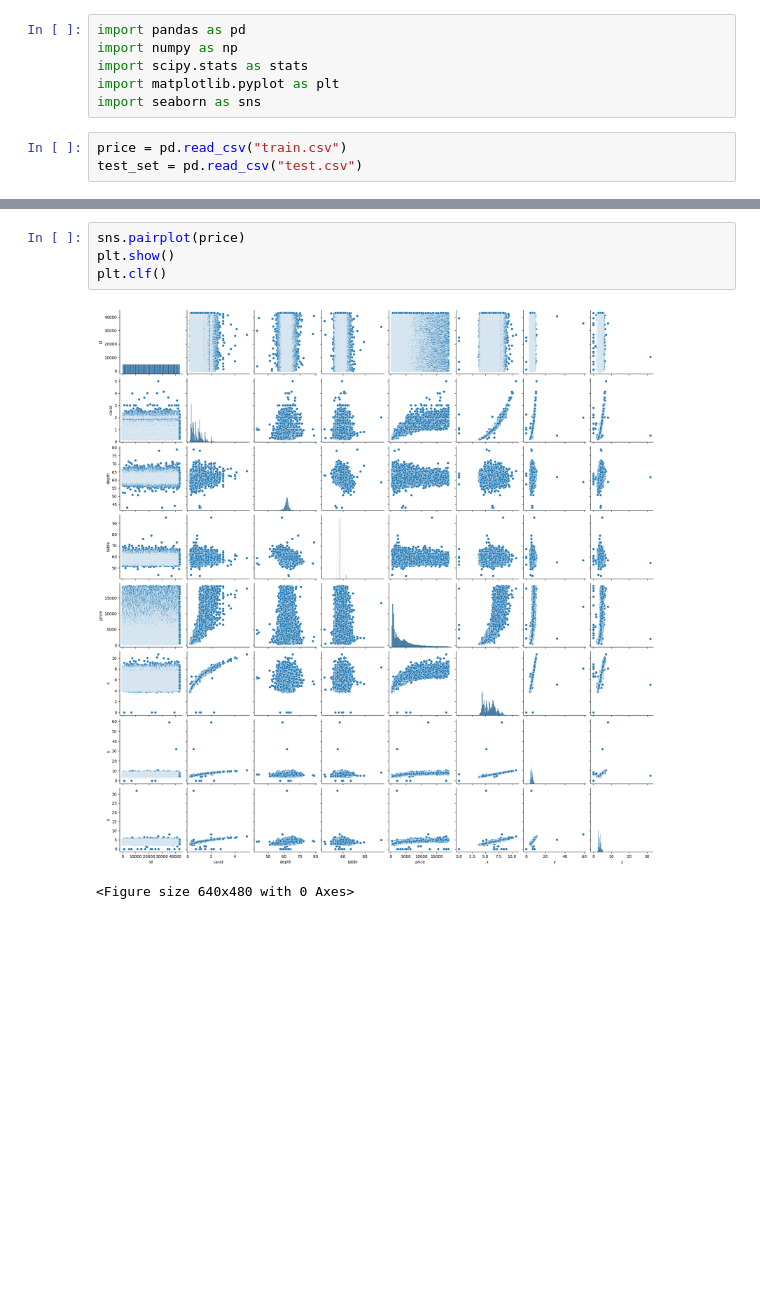
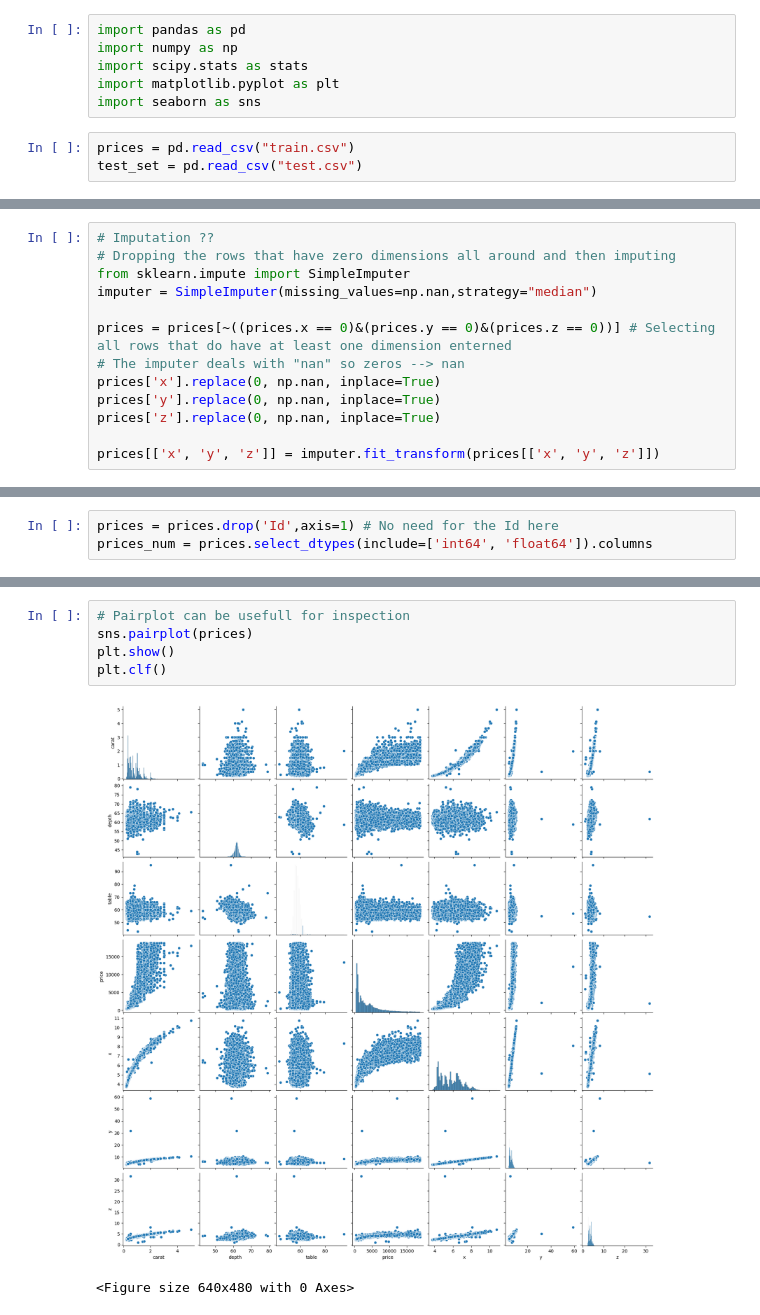
Before and after one commit to YSKAA423/Diamon_Price_Predictor, a Jupyter notebook: Diamond_Price_Predictor.ipynb, the cells around one changed output, grey strips where cells are left out. Saved outputs shown, nothing was run; the diff lists cells and outputs as text; blank space fills up the shorter version.

```diff
--- a/Diamond_Price_Predictor.ipynb
+++ b/Diamond_Price_Predictor.ipynb
@@ -5,5 +37,5 @@ import scipy.stats as stats
 import matplotlib.pyplot as plt
 import seaborn as sns
 # %%
-price = pd.read_csv("train.csv")
+prices = pd.read_csv("train.csv")
 test_set = pd.read_csv("test.csv")
@@ -50,0 +157,13 @@ memory usage: 842.9+ KB
+# %%
+# Imputation ??
+# Dropping the rows that have zero dimensions all around and then imputing
+from sklearn.impute import SimpleImputer
+imputer = SimpleImputer(missing_values=np.nan,strategy="median")
+
+prices = prices[~((prices.x == 0)&(prices.y == 0)&(prices.z == 0))] # Selecting all rows that do have at least one dimension enterned
+# The imputer deals with "nan" so zeros --> nan
+prices['x'].replace(0, np.nan, inplace=True)
+prices['y'].replace(0, np.nan, inplace=True)
+prices['z'].replace(0, np.nan, inplace=True)
+
+prices[['x', 'y', 'z']] = imputer.fit_transform(prices[['x', 'y', 'z']])
@@ -50,0 +176,3 @@ memory usage: 842.9+ KB
+# %%
+prices = prices.drop('Id',axis=1) # No need for the Id here
+prices_num = prices.select_dtypes(include=['int64', 'float64']).columns
@@ -51,7 +298,8 @@ memory usage: 842.9+ KB
 # %%
-sns.pairplot(price)
+# Pairplot can be usefull for inspection
+sns.pairplot(prices)
 plt.show()
 plt.clf()
 # %% [output]
-[figure, old version]
+[figure, new version]
 <Figure size 640x480 with 0 Axes>
```
Also changed, not shown: parts of 27 cells of this notebook.
